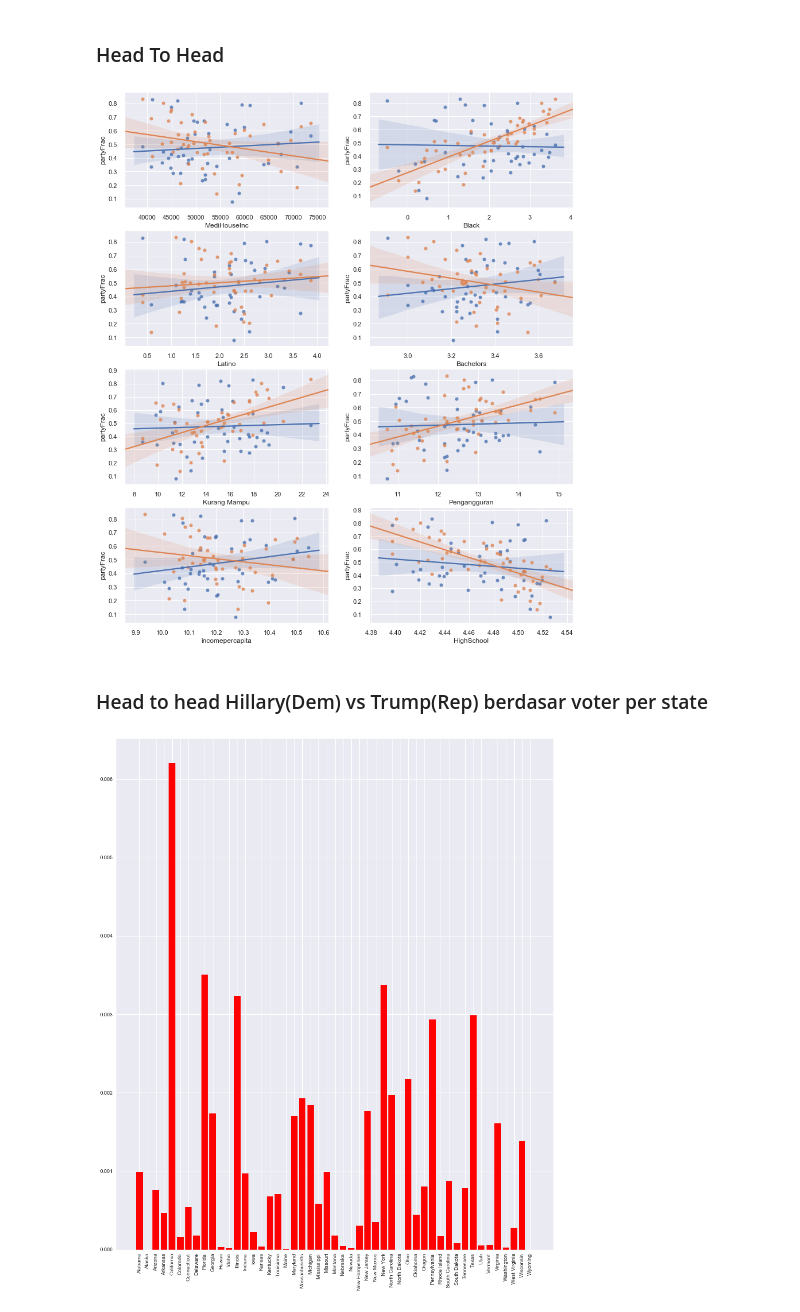
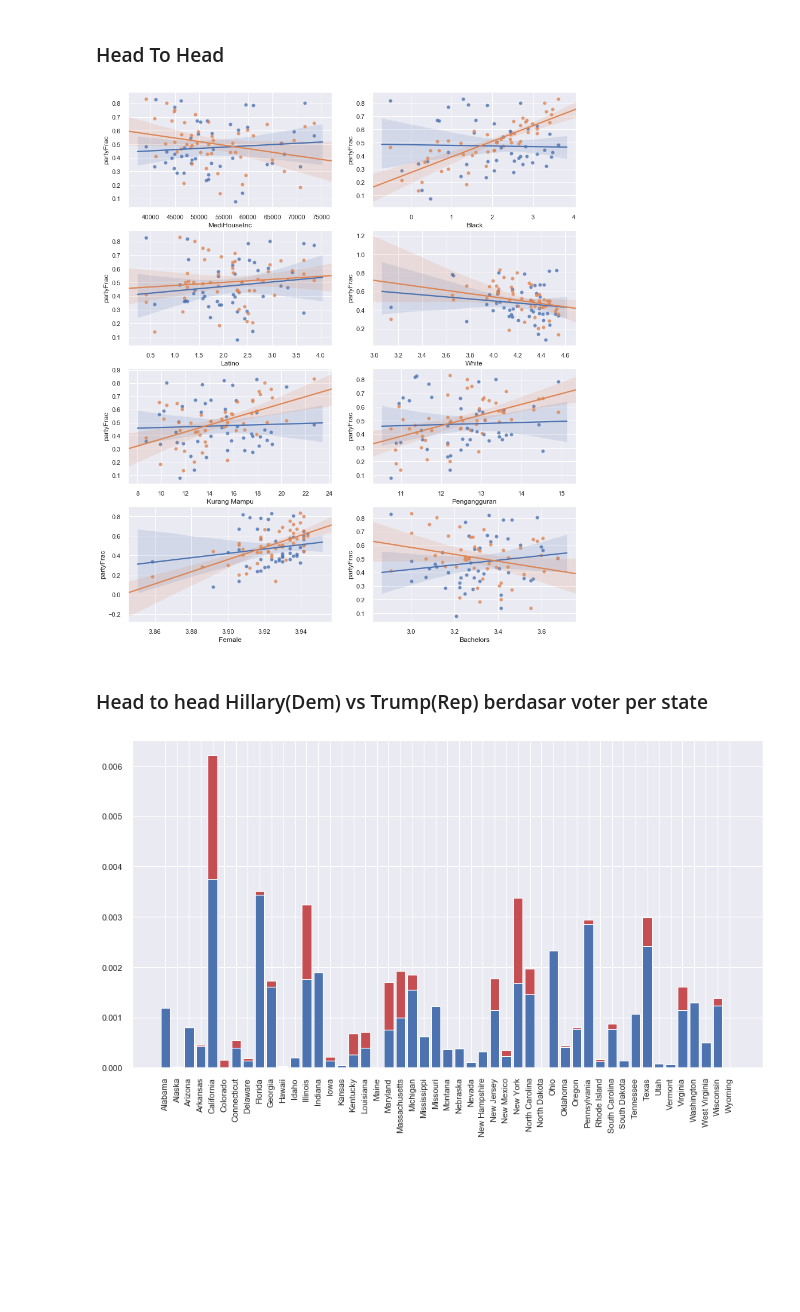
Before and after one commit to AdamMuhammad01/FinalProject_RepublicanAnalysisPredict, a Jupyter notebook: visualisasi.ipynb, the cells around one changed output. Saved outputs shown, nothing was run; the diff lists cells and outputs as text; code cells hidden in the pictures; blank space fills up the shorter version.

```diff
--- a/visualisasi.ipynb
+++ b/visualisasi.ipynb
@@ -14,9 +16,9 @@ primary = pd.read_csv('primary_results.csv')
 # %%
 demographics = demographics[['fips','area_name','state_abbreviation','PST045214','RHI225214',
                              'RHI725214','RHI325214','RHI825214','EDU635213','EDU685213','INC110213','PVY020213','POP060210',
-                             'VET605213','HSD410213','NES010213','SBO315207','SBO215207','SBO415207','SBO015207','INC910213']]
+                             'VET605213','HSD410213','NES010213','SBO315207','SBO215207','SBO415207','SBO015207','INC910213','SEX255214']]
 demographics.rename(columns={'PST045214': 'Population','RHI225214':'Black','RHI725214':'Latino','RHI325214':'AmericanIndian',
                             'RHI825214':'White','EDU635213':'HighSchool','EDU685213':'Bachelors',
                              'INC110213':'MediHouseInc','PVY020213':'Kurang Mampu','POP060210':'Density','VET605213':'Veteran',
                             'HSD410213':'Rumah Tangga','NES010213':'Pengangguran','SBO315207':'BlackownFirm','SBO215207':'AsianowmFirm',
-                            'SBO415207':'LatinoownFirm','SBO015207':'WomenownFirm','INC910213':'incomepercapita'}, inplace=True)
+                            'SBO415207':'LatinoownFirm','SBO015207':'WomenownFirm','INC910213':'incomepercapita','SEX255214':'Female'}, inplace=True)
@@ -415,9 +439,9 @@ xHill =np.log(Hill['Latino'], dtype='float64')
 cxHill = sns.regplot(x=xHill, y="partyFrac", data=Hill)
 
 plt.subplot(424)
-wDN = np.log(DNT['Bachelors'], dtype='float64')
+wDN = np.log(DNT['White'], dtype='float64')
 dxDN = sns.regplot(x=wDN, y="partyFrac", data=DNT)
-wHill =np.log(Hill['Bachelors'], dtype='float64')
+wHill =np.log(Hill['White'], dtype='float64')
 cxHill = sns.regplot(x=wHill, y="partyFrac", data=Hill)
 
 plt.subplot(425)
@@ -437,18 +461,18 @@ bxHill = sns.regplot(x=zHill, y="partyFrac", data=Hill)
 
 plt.subplot(427)
 
-xDN = np.log(DNT['incomepercapita'], dtype='float64')
+xDN = np.log(DNT['Female'], dtype='float64')
 cxDN = sns.regplot(x=xDN, y="partyFrac", data=DNT)
-xHill =np.log(Hill['incomepercapita'], dtype='float64')
+xHill =np.log(Hill['Female'], dtype='float64')
 cxHill = sns.regplot(x=xHill, y="partyFrac", data=Hill)
 
 plt.subplot(428)
-wDN = np.log(DNT['HighSchool'], dtype='float64')
+wDN = np.log(DNT['Bachelors'], dtype='float64')
 dxDN = sns.regplot(x=wDN, y="partyFrac", data=DNT)
-wHill =np.log(Hill['HighSchool'], dtype='float64')
+wHill =np.log(Hill['Bachelors'], dtype='float64')
 cxHill = sns.regplot(x=wHill, y="partyFrac", data=Hill)
 # %% [output]
-[figure, old version]
+[figure, new version]
 # %% [markdown]
 ### Head to head Hillary(Dem) vs Trump(Rep) berdasar voter per state
 # %%
@@ -458,9 +482,11 @@ stateH= Hill['state']
 percent= (DNT['votes']/total)
 state= DNT['state']
 # %%
-plt.figure(figsize=(15,18))
+plt.figure(figsize=(15,8))
 plt.bar(stateH, percentH, color = 'r')
 plt.xticks(rotation=90)
+plt.bar(state, percent, color = 'b')
+plt.xticks(rotation=90)
 plt.show()
 # %% [output]
-[figure, old version]
+[figure, new version]
```
Also changed, not shown: parts of 20 cells of this notebook, 1 other file.
